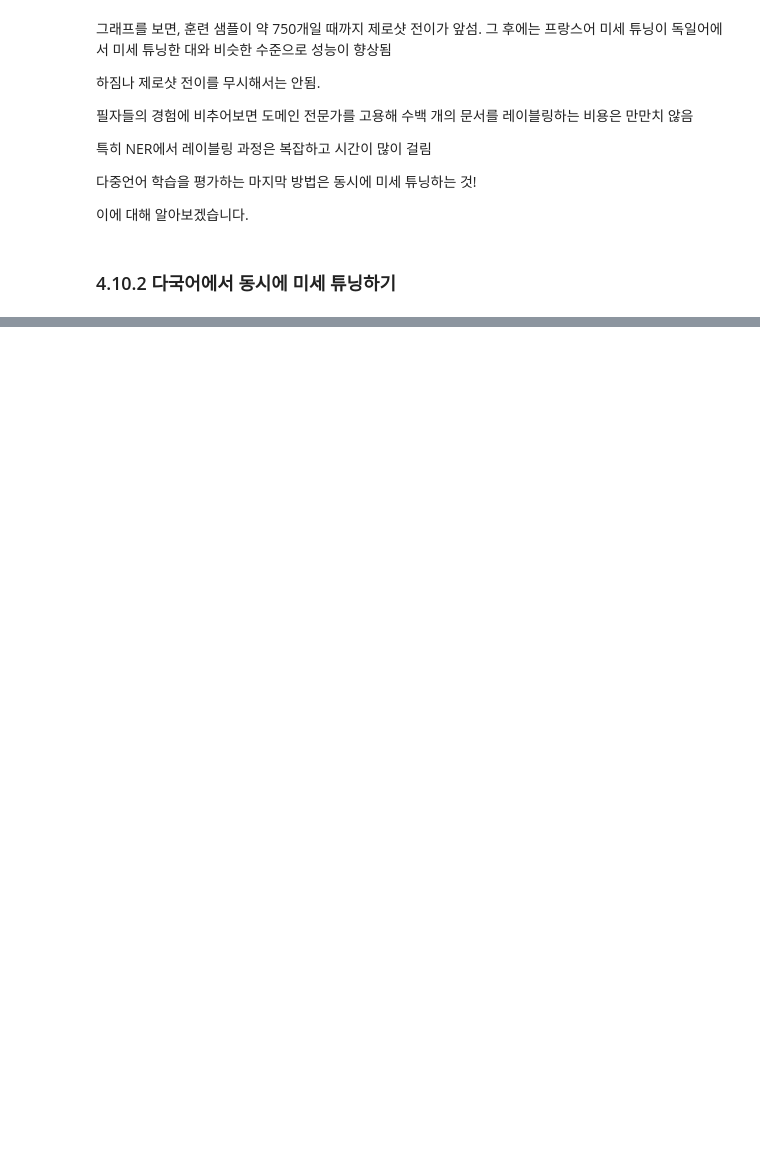
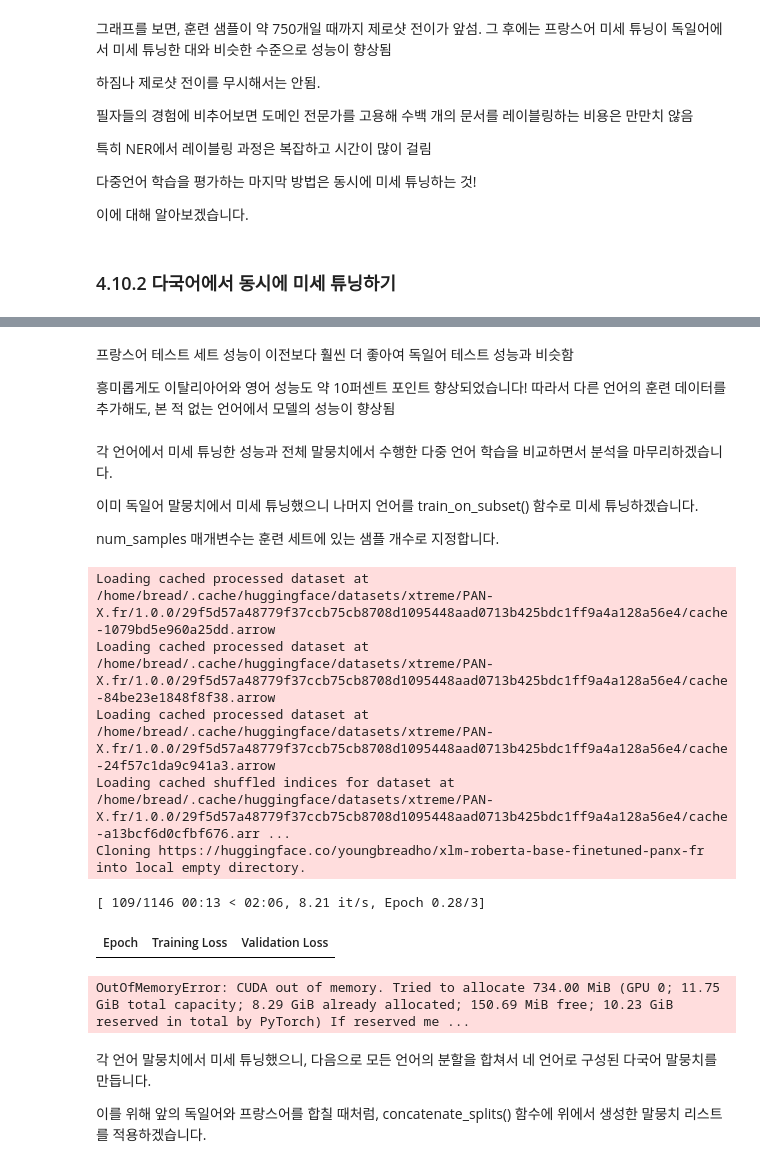
Before and after one commit to breadho/Transformers, a Jupyter notebook: 4장.ipynb, the cells around one changed output, grey strips where cells are left out. Saved outputs shown, nothing was run; the diff lists cells and outputs as text; code cells hidden in the pictures; blank space fills up the shorter version.

```diff
--- a/4장.ipynb
+++ b/4장.ipynb
@@ -1557,0 +1611,11 @@ NameError: name 'metrics_df' is not defined
+# %%
+from datasets import concatenate_datasets
+
+def concatenate_splits(corpora):
+    multi_corpus = DatasetDict()
+    for split in corpora[0].keys():
+        multi_corpus[split] = concatenate_datasets(
+            [corpus[split] for corpus in corpora]).shuffle(seed=42)
+    return multi_corpus
+
+panx_de_fr_encoded = concatenate_splits([panx_de_encoded, panx_fr_encoded])
@@ -1557,0 +1628,15 @@ NameError: name 'metrics_df' is not defined
+# %%
+training_args.logging_steps = len(panx_de_fr_encoded["train"]) // batch_size
+training_args.push_to_hub = True
+training_args.ouput_dir = "xlm-roberta-base-finetuned-panx-de-fr"
+
+trainer = Trainer(model_init = model_init,
+                  args = training_args,
+                  data_collator = data_collator,
+                  compute_metrics = compute_metrics,
+                  tokenizer = xlmr_tokenizer,
+                  train_dataset = panx_de_fr_encoded["train"],
+                  eval_dataset = panx_de_fr_encoded["validation"])
+
+trainer.train()
+trainer.push_to_hub(commit_message = "Training completed!")
@@ -1557,0 +1647,4 @@ NameError: name 'metrics_df' is not defined
+# %%
+for lang in langs:
+    f1 = evaluate_lang_performance(lang, trainer)
+    print(f"[{lang}] 데이터셋에서 [de-fr] 모델의 F1-점수: {f1:.3f}")
@@ -1557,0 +1672,39 @@ NameError: name 'metrics_df' is not defined
+# %% [markdown]
+프랑스어 테스트 세트 성능이 이전보다 훨씬 더 좋아여 독일어 테스트 성능과 비슷함
+
+흥미롭게도 이탈리아어와 영어 성능도 약 10퍼센트 포인트 향상되었습니다!
+따라서 다른 언어의 훈련 데이터를 추가해도, 본 적 없는 언어에서 모델의 성능이 향상됨
+# %% [markdown]
+각 언어에서 미세 튜닝한 성능과 전체 말뭉치에서 수행한 다중 언어 학습을 비교하면서 분석을 마무리하겠습니다.
+
+이미 독일어 말뭉치에서 미세 튜닝했으니 나머지 언어를 train_on_subset() 함수로 미세 튜닝하겠습니다.
+
+num_samples 매개변수는 훈련 세트에 있는 샘플 개수로 지정합니다.
+# %%
+corpora = [panx_de_encoded]
+
+# 반복에서 독일어는 제외합니다.
+
+for lang in langs[1:]:
+    training_args.output_dir = f"xlm-roberta-base-finetuned-panx-{lang}"
+
+    # 단일 언어 말뭉치에서 미세 튜닝합니다.
+    ds_encoded = encode_panx_dataset(panx_ch[lang])
+    metrics = train_on_subset(ds_encoded, ds_encoded["train"].num_rows)
+    # 딕셔너리에 F1 점수를 모읍니다.
+    f1_scores[lang][lang] = metrics["f1-score"][0]
+    # 단일 언어 말뭉치를 corpora 리스트에 추가합니다.
+    corpora.append(ds_encoded)
+# %% [output]
+Loading cached processed dataset at /home/bread/.cache/huggingface/datasets/xtreme/PAN-X.fr/1.0.0/29f5d57a48779f37ccb75cb8708d1095448aad0713b425bdc1ff9a4a128a56e4/cache-1079bd5e960a25dd.arrow
+Loading cached processed dataset at /home/bread/.cache/huggingface/datasets/xtreme/PAN-X.fr/1.0.0/29f5d57a48779f37ccb75cb8708d1095448aad0713b425bdc1ff9a4a128a56e4/cache-84be23e1848f8f38.arrow
+Loading cached processed dataset at /home/bread/.cache/huggingface/datasets/xtreme/PAN-X.fr/1.0.0/29f5d57a48779f37ccb75cb8708d1095448aad0713b425bdc1ff9a4a128a56e4/cache-24f57c1da9c941a3.arrow
+Loading cached shuffled indices for dataset at /home/bread/.cache/huggingface/datasets/xtreme/PAN-X.fr/1.0.0/29f5d57a48779f37ccb75cb8708d1095448aad0713b425bdc1ff9a4a128a56e4/cache-a13bcf6d0cfbf676.arr ...
+Cloning https://huggingface.co/youngbreadho/xlm-roberta-base-finetuned-panx-fr into local empty directory.
+[ 109/1146 00:13 < 02:06, 8.21 it/s, Epoch 0.28/3]
+| Epoch | Training Loss | Validation Loss |
+OutOfMemoryError: CUDA out of memory. Tried to allocate 734.00 MiB (GPU 0; 11.75 GiB total capacity; 8.29 GiB already allocated; 150.69 MiB free; 10.23 GiB reserved in total by PyTorch) If reserved me ...
+# %% [markdown]
+각 언어 말뭉치에서 미세 튜닝했으니, 다음으로 모든 언어의 분할을 합쳐서 네 언어로 구성된 다국어 말뭉치를 만듭니다.
+
+이를 위해 앞의 독일어와 프랑스어를 합칠 때처럼, concatenate_splits() 함수에 위에서 생성한 말뭉치 리스트를 적용하겠습니다.
```
Also changed, not shown: parts of 35 cells of this notebook.
